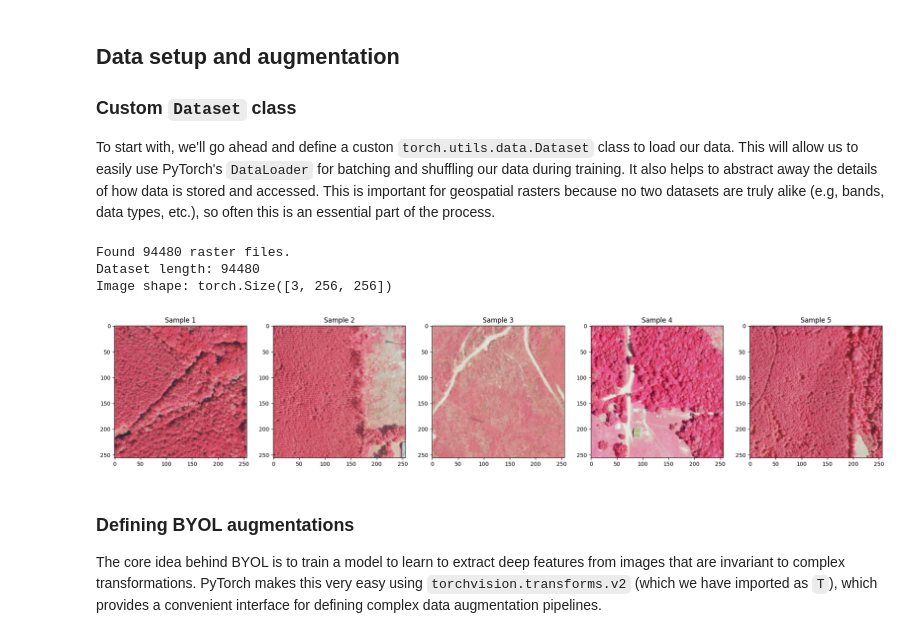
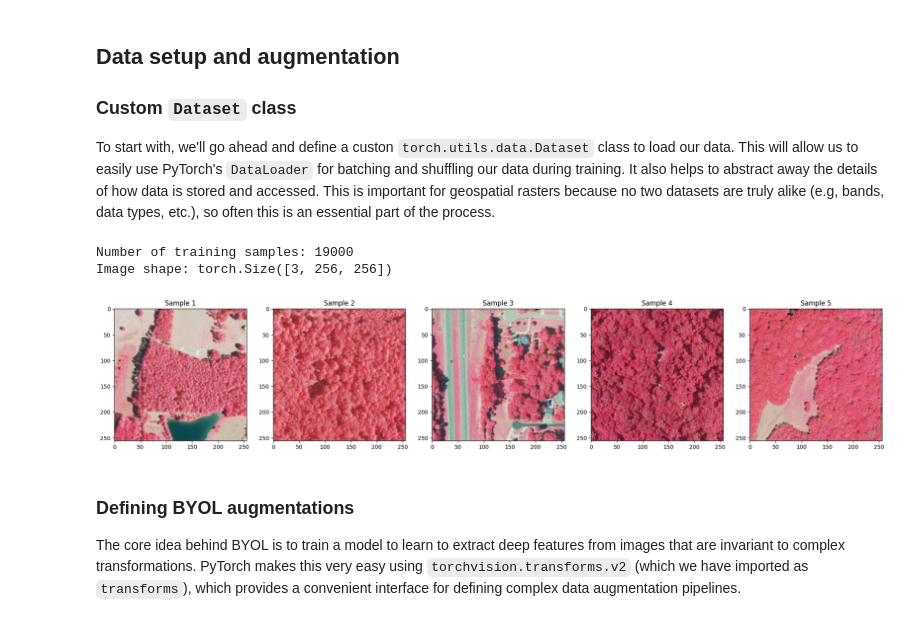
Before and after one commit to DakotaHester/ms-land-cover, a Jupyter notebook: notebooks/byol_example.ipynb, the cells around one changed output. Drawn from its saved outputs; the diff is of its cells as text; code cells hidden in the pictures.

```diff
--- a/notebooks/byol_example.ipynb
+++ b/notebooks/byol_example.ipynb
@@ -22,61 +26,52 @@ This is a basic, stripped down example for learning purposes. For a more complet
 
 To start with, we'll go ahead and define a custon `torch.utils.data.Dataset` class to load our data. This will allow us to easily use PyTorch's `DataLoader` for batching and shuffling our data during training. It also helps to abstract away the details of how data is stored and accessed. This is important for geospatial rasters because no two datasets are truly alike (e.g, bands, data types, etc.), so often this is an essential part of the process.
 # %%
-
-
 class BYOLDataset(torch.utils.data.Dataset):
-    def __init__(self,
-            raster_paths: Iterable[Union[str, Path]],
-            transform: nn.Module = None
-        ):
+    def __init__(self, raster_paths: Iterable[Union[str, Path]]):
         self.raster_paths = raster_paths
-        self.transform = transform
 
     def __len__(self):
         return len(self.raster_paths)
 
     def __getitem__(self, idx):
         raster_path = self.raster_paths[idx]
         with rio.open(raster_path) as src:
             # Read in color-infrared composites. NAIP data is stored as
             # (R, G, B, NIR) bands, so we read in the NIR band first to get it
             # in the right order for our model.
             img = src.read([4, 1, 2])
 
         # Normalize to [0, 1] - I used to do standardize to zero mean and one
         # standard devitation (as seen in pretrain.py), but I don't anymore
         img = img.astype(np.float32) / 255.0
 
         # now we can convert to a PyTorch tensor
         img = torch.from_numpy(img)
 
-        # if we have a transform, apply it to the image
-        if self.transform is not None:
-            img = self.transform(img)
-
         return img
 
 
-# now let's test the dataset
-test_raster_paths = list(Path('/scratch/dhester/mslc_data_v2/pretrain_val').glob('*.tif')) # get all tif files
-print(f'Found {len(test_raster_paths)} raster files.')
+# now let's create a dataaset
+raster_paths = list(Path('/scratch/dhester/mslc_data_v2/pretrain').glob('*.tif')) # get all tif files
+raster_paths = np.random.choice(raster_paths, size=20000, replace=False) # randomly select 20,000 files
+train_raster_paths = raster_paths[:19000] # use 19k for training
+val_raster_paths = raster_paths[19000:] # use 1k for validation
 
-test_dataset = BYOLDataset(test_raster_paths)
-print(f'Dataset length: {len(test_dataset)}')
+dataset = BYOLDataset(train_raster_paths)
+print(f'Number of training samples: {len(dataset)}')
 
-test_img = test_dataset[0]
+test_img = dataset[0]
 print(f'Image shape: {test_img.shape}') # should be (C, H, W)
 
 fig, ax = plt.subplots(1, 5, figsize=(25, 5))
 for i in range(5):
-    ax[i].imshow(test_dataset[i].permute(1, 2, 0)) # permute to (H, W, C) for plotting
+    ax[i].imshow(dataset[i].permute(1, 2, 0)) # permute to (H, W, C) for plotting
     ax[i].set_title(f'Sample {i+1}')
 # %% [output]
-Found 94480 raster files.
-Dataset length: 94480
+Number of training samples: 19000
 Image shape: torch.Size([3, 256, 256])
-[figure, old version]
+[figure, new version]
 # %% [markdown]
 ### Defining BYOL augmentations
 
-The core idea behind BYOL is to train a model to learn to extract deep features from images that are invariant to complex transformations. PyTorch makes this very easy using `torchvision.transforms.v2` (which we have imported as `T`), which provides a convenient interface for defining complex data augmentation pipelines.
+The core idea behind BYOL is to train a model to learn to extract deep features from images that are invariant to complex transformations. PyTorch makes this very easy using `torchvision.transforms.v2` (which we have imported as `transforms`), which provides a convenient interface for defining complex data augmentation pipelines.
```
Also changed, not shown: parts of 18 cells of this notebook, 5 other files.
